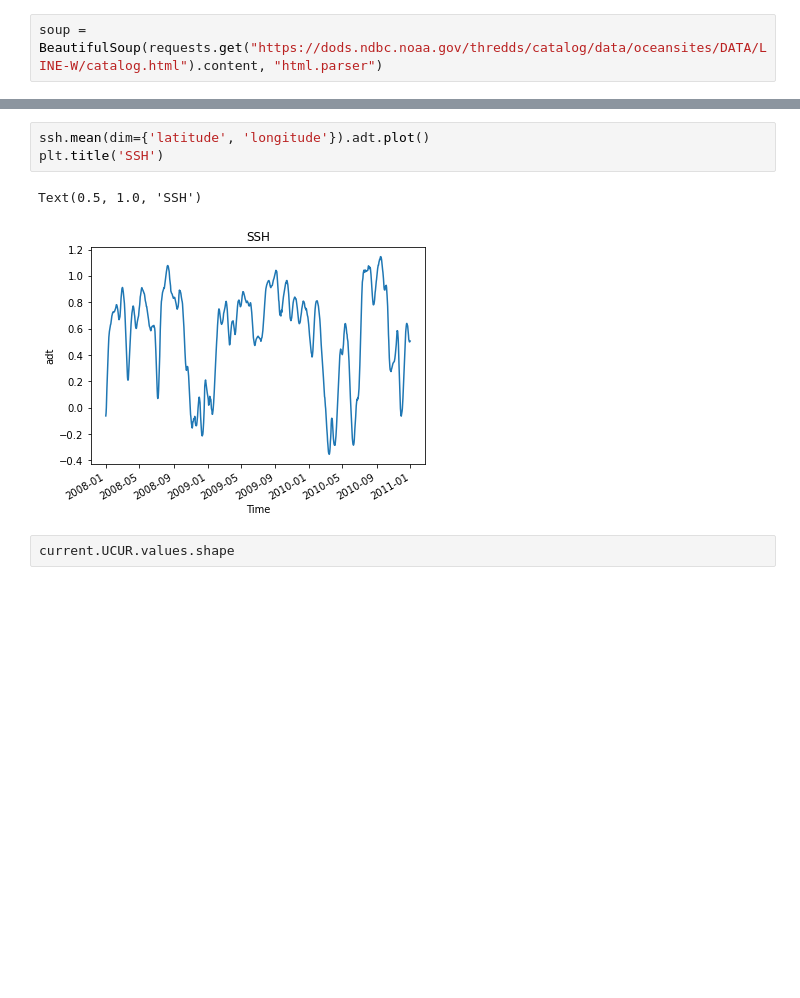
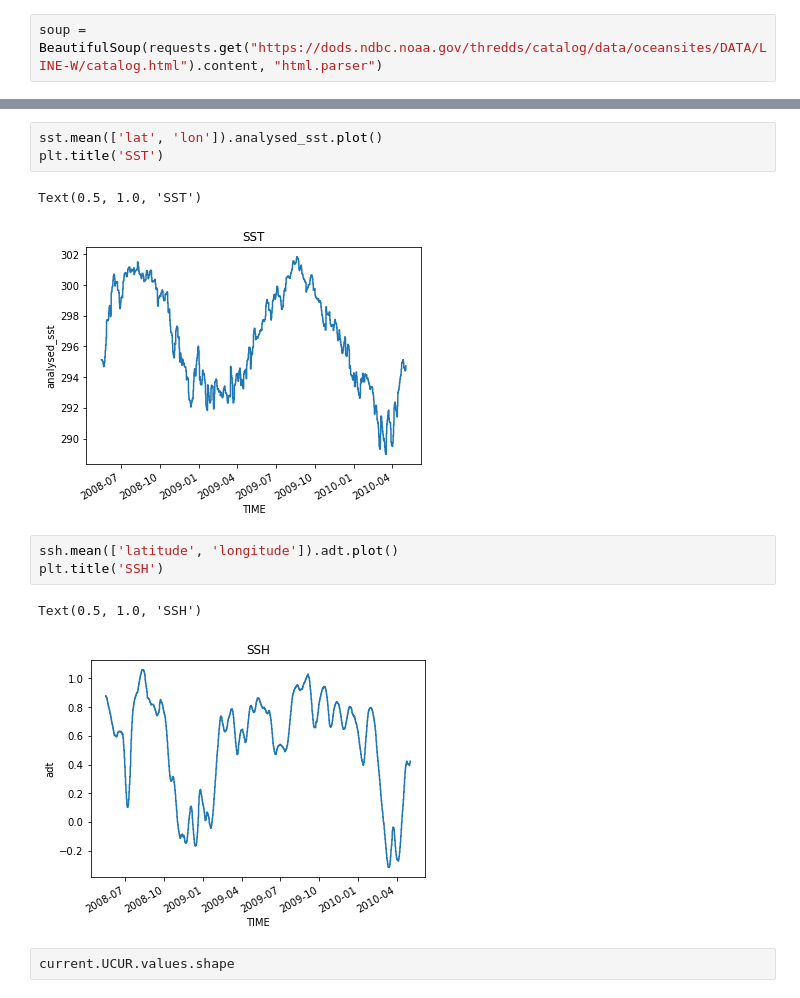
Before and after one commit to oceanhackweek/ohw21-proj-deep-currents, a Jupyter notebook: notebooks/data_analysis.ipynb, the cells around one changed output, grey strips where cells are left out. Saved outputs shown, nothing was run; the diff lists cells and outputs as text; blank space fills up the shorter version.

```diff
--- a/notebooks/data_analysis.ipynb
+++ b/notebooks/data_analysis.ipynb
@@ -87,9 +208,15 @@ Text(0.5, 1.0, 'Current u')
+# %%
+sst.mean(['lat', 'lon']).analysed_sst.plot()
+plt.title('SST')
+# %% [output]
+Text(0.5, 1.0, 'SST')
+[figure, added]
 # %%
-ssh.mean(dim={'latitude', 'longitude'}).adt.plot()
+ssh.mean(['latitude', 'longitude']).adt.plot()
 plt.title('SSH')
 # %% [output]
 Text(0.5, 1.0, 'SSH')
-[figure, old version]
+[figure, new version]
 # %%
 current.UCUR.values.shape
 # %% [output]
```
Also changed, not shown: parts of 18 cells of this notebook.
